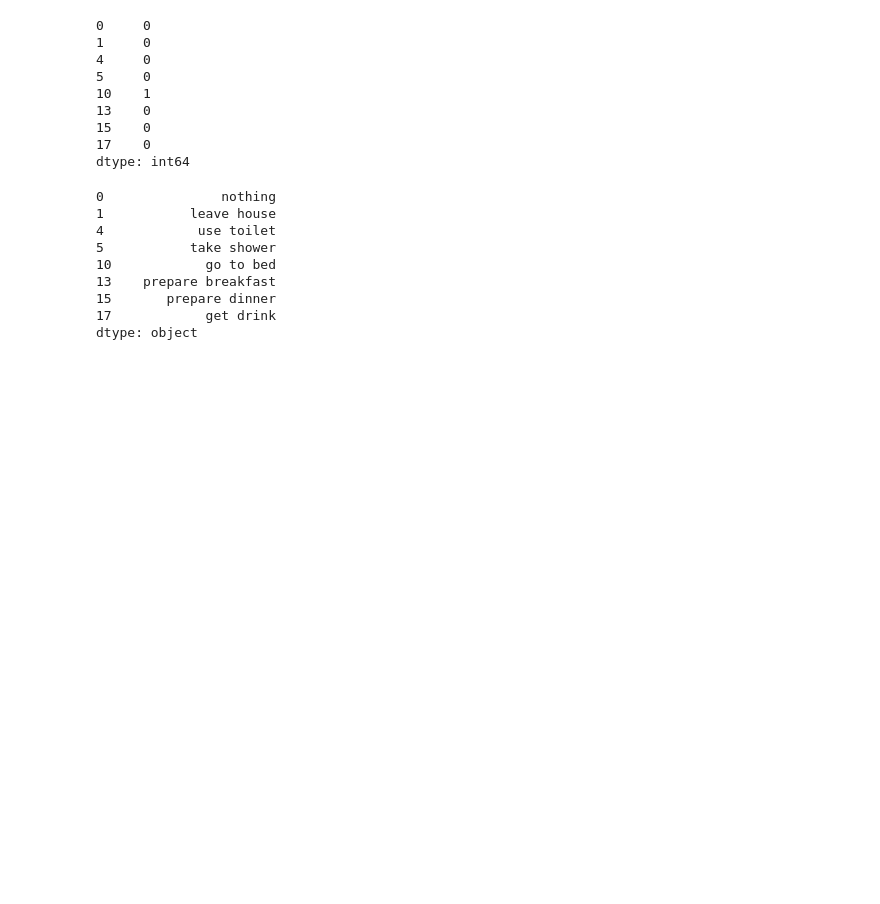
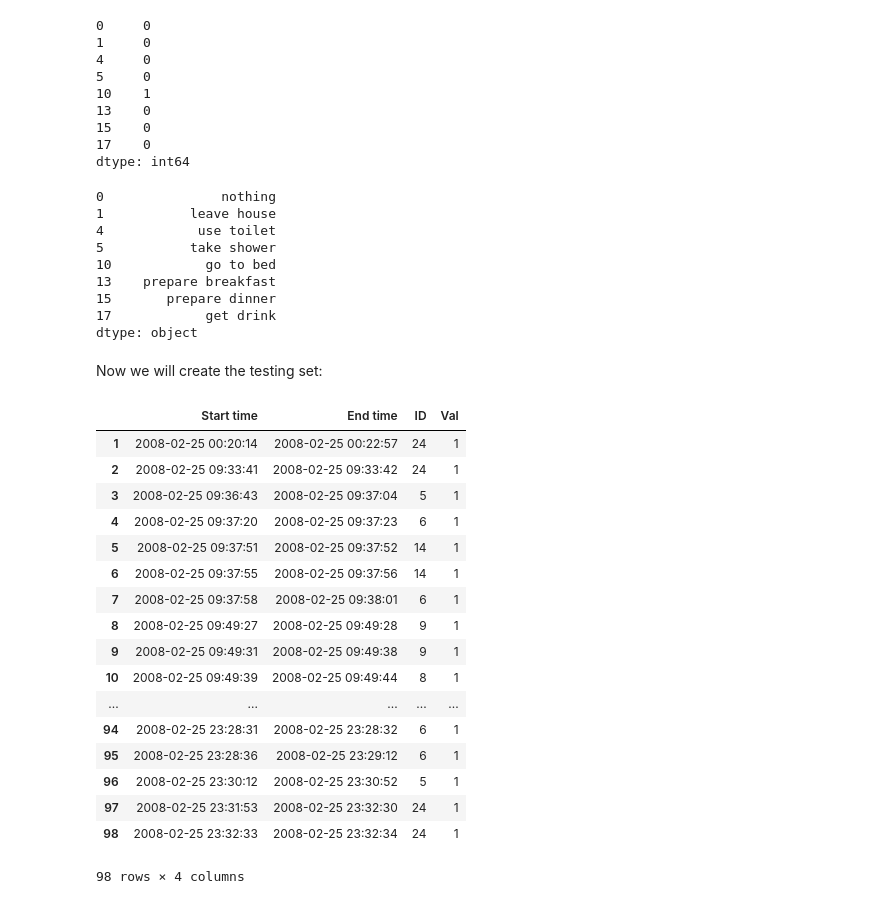
Before and after one commit to du-phan/Human-Activity-Recognition, a Jupyter notebook: Viterbi_Algorithm.ipynb, the cells around one changed output. Drawn from its saved outputs; the diff is of its cells as text; code cells hidden in the pictures; blank space fills up the shorter version.

```diff
--- a/Viterbi_Algorithm.ipynb
+++ b/Viterbi_Algorithm.ipynb
@@ -137,3 +136,29 @@ def Viterbi(observation, activityLabel, initialDistribution, observationDistribu
 
     (finalProba, finalActivityIndex) = max((probabilityTable[len(observation)-1][activityIndex], activityIndex) for activityIndex in activityLabel.index.values )
     return finalProba, path[finalActivityIndex]
+# %% [markdown]
+Now we will create the testing set:
+# %%
+day25Sensor = [sensorData['Start time'][x].day == 25 for x in range(1,len(sensorData))]
+day25Sensor = day25Sensor + [False]
+day25SensorData = sensorData[day25Sensor]
+day25SensorData
+# %% [output]
+|  | Start time | End time | ID | Val |
+| 1 | 2008-02-25 00:20:14 | 2008-02-25 00:22:57 | 24 | 1 |
+| 2 | 2008-02-25 09:33:41 | 2008-02-25 09:33:42 | 24 | 1 |
+| 3 | 2008-02-25 09:36:43 | 2008-02-25 09:37:04 | 5 | 1 |
+| 4 | 2008-02-25 09:37:20 | 2008-02-25 09:37:23 | 6 | 1 |
+| 5 | 2008-02-25 09:37:51 | 2008-02-25 09:37:52 | 14 | 1 |
+| 6 | 2008-02-25 09:37:55 | 2008-02-25 09:37:56 | 14 | 1 |
+| 7 | 2008-02-25 09:37:58 | 2008-02-25 09:38:01 | 6 | 1 |
+| 8 | 2008-02-25 09:49:27 | 2008-02-25 09:49:28 | 9 | 1 |
+| 9 | 2008-02-25 09:49:31 | 2008-02-25 09:49:38 | 9 | 1 |
+| 10 | 2008-02-25 09:49:39 | 2008-02-25 09:49:44 | 8 | 1 |
+| ... | ... | ... | ... | ... |
+| 94 | 2008-02-25 23:28:31 | 2008-02-25 23:28:32 | 6 | 1 |
+| 95 | 2008-02-25 23:28:36 | 2008-02-25 23:29:12 | 6 | 1 |
+| 96 | 2008-02-25 23:30:12 | 2008-02-25 23:30:52 | 5 | 1 |
+| 97 | 2008-02-25 23:31:53 | 2008-02-25 23:32:30 | 24 | 1 |
+| 98 | 2008-02-25 23:32:33 | 2008-02-25 23:32:34 | 24 | 1 |
+98 rows × 4 columns
```
Also changed, not shown: parts of 13 cells of this notebook, 1 other file.
